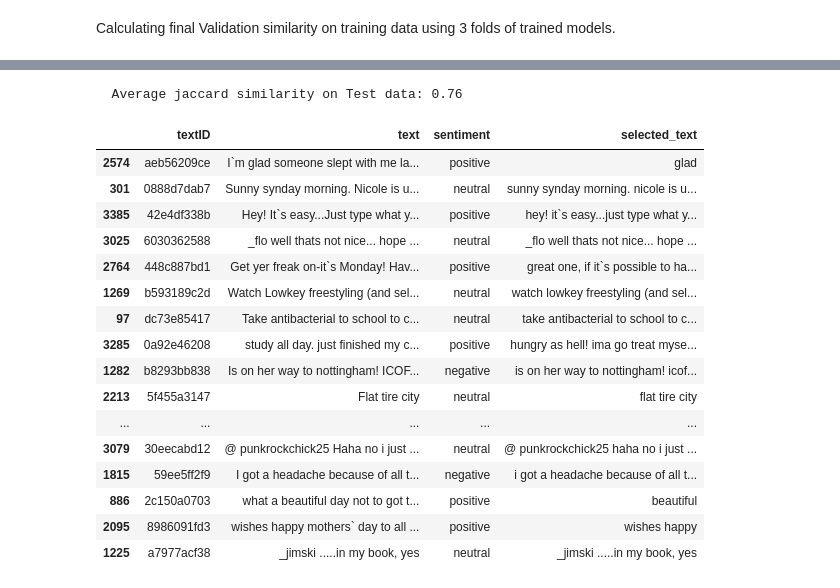
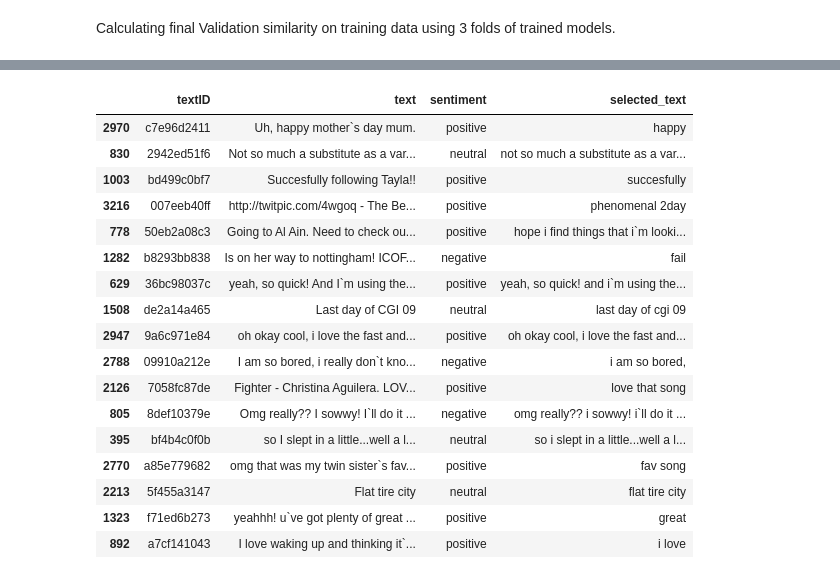
Before and after one commit to jrakhshanda/Text-Mining, a Jupyter notebook: text_mining.ipynb, the cells around one changed output, grey strips where cells are left out. Saved outputs shown, nothing was run; the diff lists cells and outputs as text; code cells hidden in the pictures.

```diff
--- a/text_mining.ipynb
+++ b/text_mining.ipynb
@@ -795,7 +877,8 @@ model4.load_state_dict(torch.load("/content/drive/MyDrive/BERT_files/bert_model4
 # %% [output]
 <All keys matched successfully>
 # %%
-test_fold = config.TEST_FILE.reset_index(drop=True)
+test = config.TEST_FILE.reset_index(drop=True)
+test.insert(3,'selected_text', test.text)
 test_dataset = TextDataset(text = test.text.values,
                            selected_text = test.selected_text.values,
                            sentiment = test.sentiment.values)
@@ -803,3 +886,4 @@ test_dataset = TextDataset(text = test.text.values,
 test_dataloader = DataLoader(test_dataset,
                              shuffle=False,
                              batch_size = config.VALID_BATCH_SIZE)
+test.head()
@@ -812,6 +903,9 @@ def final_eval(data_loader):
   model2.eval()
   model3.eval()
   model4.eval()
+  model5.eval()
+  model6.eval()
+  model7.eval()
 
   predicted_text = []
 
@@ -847,7 +941,17 @@ def final_eval(data_loader):
                                          attention_mask = attention_mask,
                                          token_type_ids=token_type_ids)
 
+      output_start5,output_end5 = model5(ids,
+                                         attention_mask = attention_mask,
+                                         token_type_ids=token_type_ids)
 
+      output_start6,output_end6 = model6(ids,
+                                         attention_mask = attention_mask,
+                                         token_type_ids=token_type_ids)
+
+      output_start7,output_end7 = model7(ids,
+                                         attention_mask = attention_mask,
+                                         token_type_ids=token_type_ids)
 
       output_start0 = torch.softmax(output_start0, dim=1).cpu().detach().numpy()
       output_end0 = torch.softmax(output_end0, dim=1).cpu().detach().numpy()
@@ -864,10 +968,18 @@ def final_eval(data_loader):
       output_start4 = torch.softmax(output_start4, dim=1).cpu().detach().numpy()
       output_end4 = torch.softmax(output_end4, dim=1).cpu().detach().numpy()
 
-      output_start = (output_start0 + output_start1 +  output_start2 + output_start3+ output_start4) / 5
-      output_end = (output_end0 + output_end1 + output_end2 + output_end3 + output_end4) / 5
+      output_start5 = torch.softmax(output_start5, dim=1).cpu().detach().numpy()
+      output_end5 = torch.softmax(output_end5, dim=1).cpu().detach().numpy()
 
-      jaccard = []
+      output_start6 = torch.softmax(output_start6, dim=1).cpu().detach().numpy()
+      output_end6 = torch.softmax(output_end6, dim=1).cpu().detach().numpy()
+
+      output_start7 = torch.softmax(output_start7, dim=1).cpu().detach().numpy()
+      output_end7 = torch.softmax(output_end7, dim=1).cpu().detach().numpy()
+
+      output_start = (output_start0 + output_start1 +  output_start2 + output_start3+ output_start4 + output_start5 + output_start6 + output_start7) / 8
+      output_end = (output_end0 + output_end1 + output_end2 + output_end3 + output_end4 + output_end5 + output_end6 + output_end7) / 8
+
 
       for px, tweet in enumerate(text):
 
@@ -879,9 +991,7 @@ def final_eval(data_loader):
                                     end_idx = np.argmax(output_end[px,]))
 
         predicted_text.append(pred)
-        jaccard.append(jacc)
 
-  print("  Average jaccard similarity on Test data: {0:.2f}".format(np.mean(jaccard)))
   return predicted_text
 # %%
 print('Testing trained model on test data')
@@ -924,25 +1001,22 @@ test_dataloader = DataLoader(test_dataset,
-# %%
-predictions = final_eval(test_dataloader)
-# %% [output]
-  Average jaccard similarity on Test data: 0.76
-# %%
-df_test.loc[:, "selected_text"] = predictions
-df_test.sample(50)
-# %% [output]
-|  | textID | text | sentiment | selected_text |
-| 2574 | aeb56209ce | I`m glad someone slept with me la... | positive | glad |
-| 301 | 0888d7dab7 | Sunny synday morning. Nicole is u... | neutral | sunny synday morning. nicole is u... |
-| 3385 | 42e4df338b | Hey! It`s easy...Just type what y... | positive | hey! it`s easy...just type what y... |
-| 3025 | 6030362588 | _flo well thats not nice... hope ... | neutral | _flo well thats not nice... hope ... |
-| 2764 | 448c887bd1 | Get yer freak on-it`s Monday! Hav... | positive | great one, if it`s possible to ha... |
-| 1269 | b593189c2d | Watch Lowkey freestyling (and sel... | neutral | watch lowkey freestyling (and sel... |
-| 97 | dc73e85417 | Take antibacterial to school to c... | neutral | take antibacterial to school to c... |
-| 3285 | 0a92e46208 | study all day. just finished my c... | positive | hungry as hell! ima go treat myse... |
-| 1282 | b8293bb838 | Is on her way to nottingham! ICOF... | negative | is on her way to nottingham! icof... |
-| 2213 | 5f455a3147 | Flat tire city | neutral | flat tire city |
-| ... | ... | ... | ... | ... |
-| 3079 | 30eecabd12 | @ punkrockchick25 Haha no i just ... | neutral | @ punkrockchick25 haha no i just ... |
-| 1815 | 59ee5ff2f9 | I got a headache because of all t... | negative | i got a headache because of all t... |
-| 886 | 2c150a0703 | what a beautiful day not to got t... | positive | beautiful |
-| 2095 | 8986091fd3 | wishes happy mothers` day to all ... | positive | wishes happy |
-| 1225 | a7977acf38 | _jimski .....in my book, yes | neutral | _jimski .....in my book, yes |
+# %%
+test.selected_text = preds
+test.sample(17)
+# %% [output]
+|  | textID | text | sentiment | selected_text |
+| 2970 | c7e96d2411 | Uh, happy mother`s day mum. | positive | happy |
+| 830 | 2942ed51f6 | Not so much a substitute as a var... | neutral | not so much a substitute as a var... |
+| 1003 | bd499c0bf7 | Succesfully following Tayla!! | positive | succesfully |
+| 3216 | 007eeb40ff | http://twitpic.com/4wgoq - The Be... | positive | phenomenal 2day |
+| 778 | 50eb2a08c3 | Going to Al Ain. Need to check ou... | positive | hope i find things that i`m looki... |
+| 1282 | b8293bb838 | Is on her way to nottingham! ICOF... | negative | fail |
+| 629 | 36bc98037c | yeah, so quick! And I`m using the... | positive | yeah, so quick! and i`m using the... |
+| 1508 | de2a14a465 | Last day of CGI 09 | neutral | last day of cgi 09 |
+| 2947 | 9a6c971e84 | oh okay cool, i love the fast and... | positive | oh okay cool, i love the fast and... |
+| 2788 | 09910a212e | I am so bored, i really don`t kno... | negative | i am so bored, |
+| 2126 | 7058fc87de | Fighter - Christina Aguilera. LOV... | positive | love that song |
+| 805 | 8def10379e | Omg really?? I sowwy! I`ll do it ... | negative | omg really?? i sowwy! i`ll do it ... |
+| 395 | bf4b4c0f0b | so I slept in a little...well a l... | neutral | so i slept in a little...well a l... |
+| 2770 | a85e779682 | omg that was my twin sister`s fav... | positive | fav song |
+| 2213 | 5f455a3147 | Flat tire city | neutral | flat tire city |
+| 1323 | f71ed6b273 | yeahhh! u`ve got plenty of great ... | positive | great |
+| 892 | a7cf141043 | I love waking up and thinking it`... | positive | i love |
```
Also changed, not shown: parts of 29 cells of this notebook.
